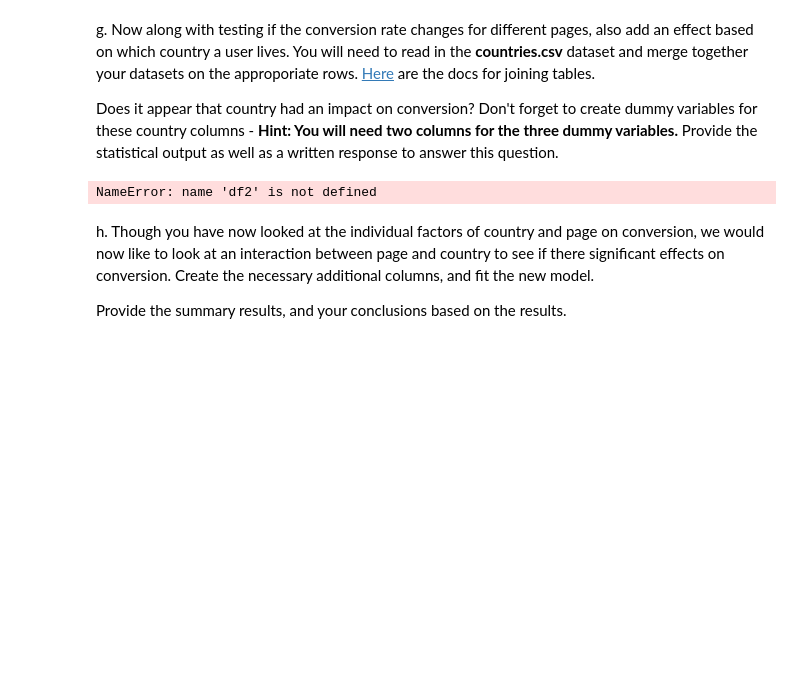
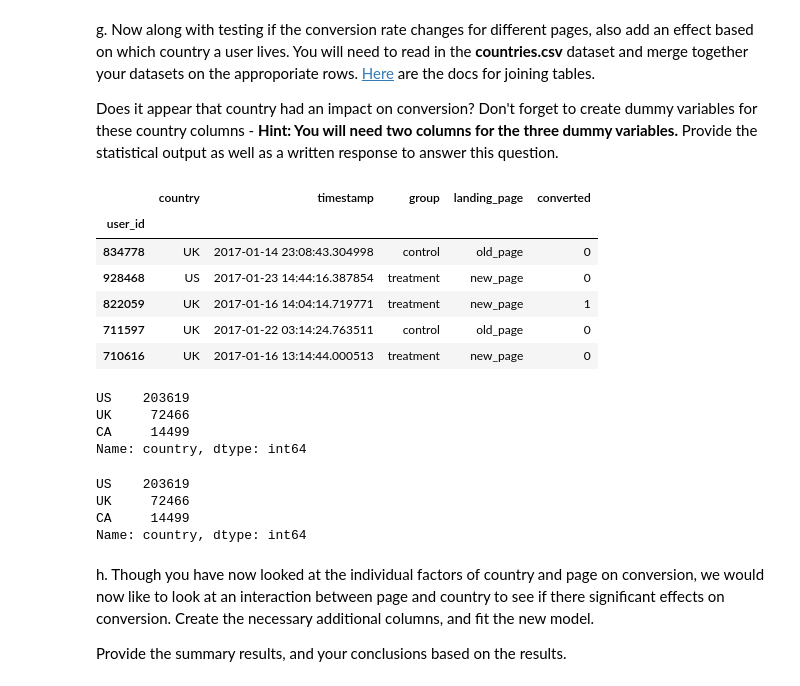
Before and after one commit to Lashuk1729/Analysis_AB_Test, a Jupyter notebook: Analyze_ab_test_results_notebook.ipynb, the cells around one changed output. Saved outputs shown, nothing was run; the diff lists cells and outputs as text; code cells hidden in the pictures; blank space fills up the shorter version.

```diff
--- a/Analyze_ab_test_results_notebook.ipynb
+++ b/Analyze_ab_test_results_notebook.ipynb
@@ -471,10 +493,30 @@ Does it appear that country had an impact on conversion?  Don't forget to create
 # %%
-countries_df = pd.read_csv('./countries.csv')
 df_new = countries_df.set_index('user_id').join(df2.set_index('user_id'), how='inner')
+df_new.head()
 # %% [output]
-NameError: name 'df2' is not defined
+|  | country | timestamp | group | landing_page | converted |
+| user_id |  |  |  |  |  |
+| 834778 | UK | 2017-01-14 23:08:43.304998 | control | old_page | 0 |
+| 928468 | US | 2017-01-23 14:44:16.387854 | treatment | new_page | 0 |
+| 822059 | UK | 2017-01-16 14:04:14.719771 | treatment | new_page | 1 |
+| 711597 | UK | 2017-01-22 03:14:24.763511 | control | old_page | 0 |
+| 710616 | UK | 2017-01-16 13:14:44.000513 | treatment | new_page | 0 |
+# %%
+df_new['country'].value_counts()
+# %% [output]
+US    203619
+UK     72466
+CA     14499
+Name: country, dtype: int64
 # %%
 ### Create the necessary dummy variables
+df_new[['CA', 'US']] = pd.get_dummies(df_new['country'])[['CA','US']]
+df_new['country'].astype(str).value_counts()
+# %% [output]
+US    203619
+UK     72466
+CA     14499
+Name: country, dtype: int64
 # %% [markdown]
 h. Though you have now looked at the individual factors of country and page on conversion, we would now like to look at an interaction between page and country to see if there significant effects on conversion.  Create the necessary additional columns, and fit the new model.
 
```
Also changed, not shown: parts of 23 cells of this notebook.
